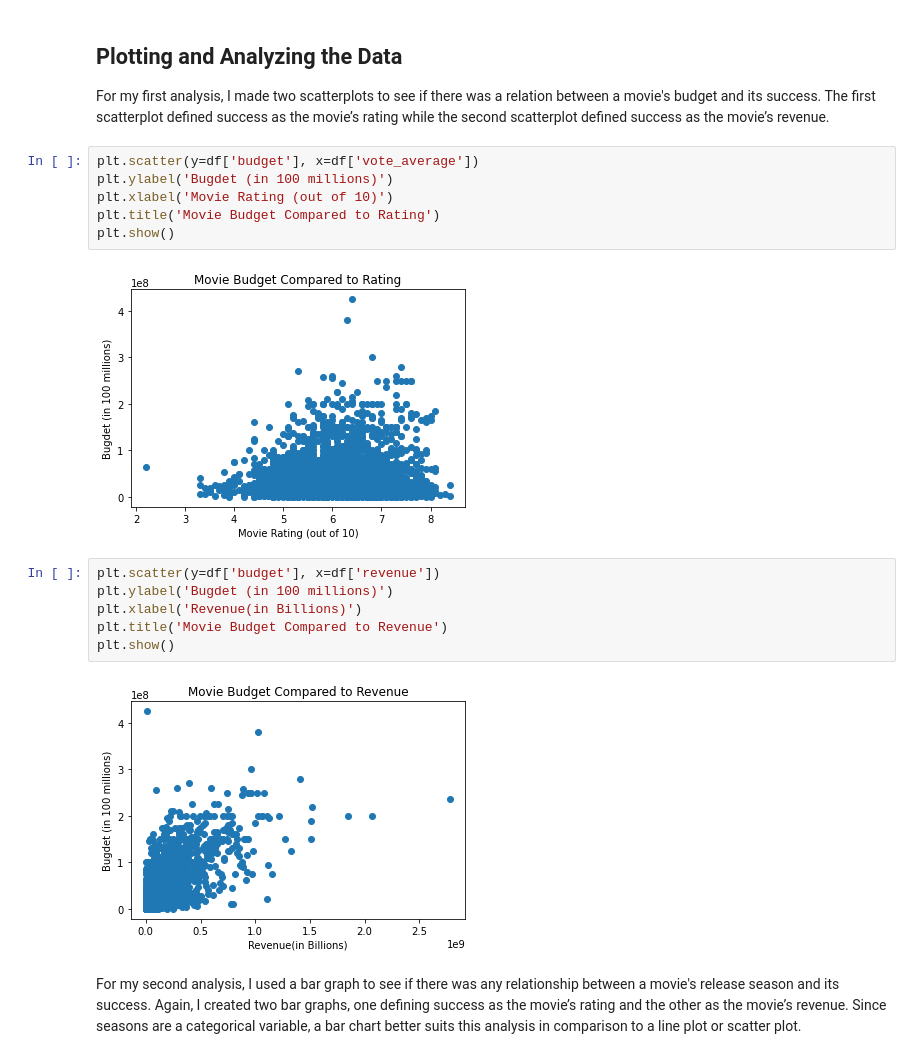
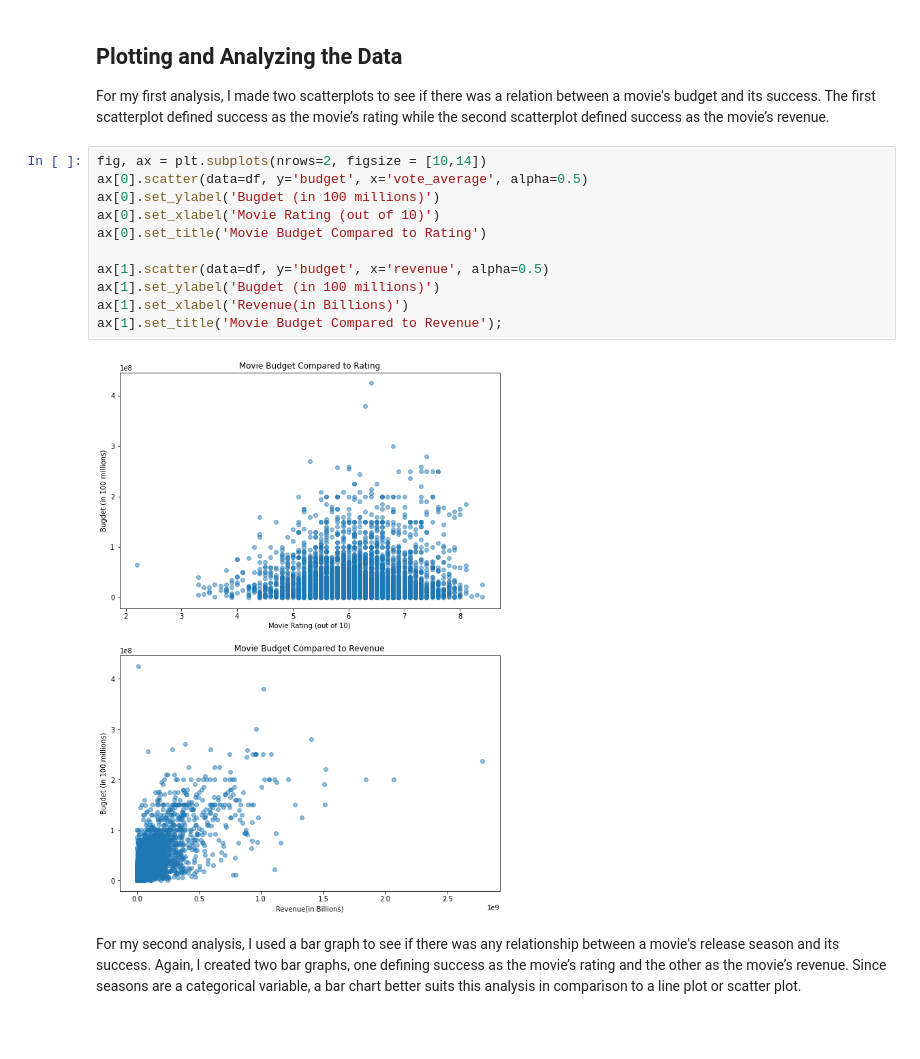
Before and after one commit to jordansmazza/Movie-Database-Analysis, a Jupyter notebook: Project 2.ipynb, the cells around one changed output. Saved outputs shown, nothing was run; the diff lists cells and outputs as text; blank space fills up the shorter version.

```diff
--- a/Project 2.ipynb
+++ b/Project 2.ipynb
@@ -173,21 +163,18 @@ print(df.head())
 ## Plotting and Analyzing the Data
 
 For my first analysis, I made two scatterplots to see if there was a relation between a movie's budget and its success. The first scatterplot defined success as the movie’s rating while the second scatterplot defined success as the movie’s revenue.
-# %%
-plt.scatter(y=df['budget'], x=df['vote_average'])
-plt.ylabel('Bugdet (in 100 millions)')
-plt.xlabel('Movie Rating (out of 10)')
-plt.title('Movie Budget Compared to Rating')
-plt.show()
-# %% [output]
-[figure, removed]
-# %%
-plt.scatter(y=df['budget'], x=df['revenue'])
-plt.ylabel('Bugdet (in 100 millions)')
-plt.xlabel('Revenue(in Billions)')
-plt.title('Movie Budget Compared to Revenue')
-plt.show()
-# %% [output]
-[figure, removed]
+# %%
+fig, ax = plt.subplots(nrows=2, figsize = [10,14])
+ax[0].scatter(data=df, y='budget', x='vote_average', alpha=0.5)
+ax[0].set_ylabel('Bugdet (in 100 millions)')
+ax[0].set_xlabel('Movie Rating (out of 10)')
+ax[0].set_title('Movie Budget Compared to Rating')
+
+ax[1].scatter(data=df, y='budget', x='revenue', alpha=0.5)
+ax[1].set_ylabel('Bugdet (in 100 millions)')
+ax[1].set_xlabel('Revenue(in Billions)')
+ax[1].set_title('Movie Budget Compared to Revenue');
+# %% [output]
+[figure, added]
 # %% [markdown]
 For my second analysis, I used a bar graph to see if there was any relationship between a movie's release season and its success. Again, I created two bar graphs, one defining success as the movie’s rating and the other as the movie’s revenue. Since seasons are a categorical variable, a bar chart better suits this analysis in comparison to a line plot or scatter plot.
```
Also changed, not shown: parts of 8 cells of this notebook.
